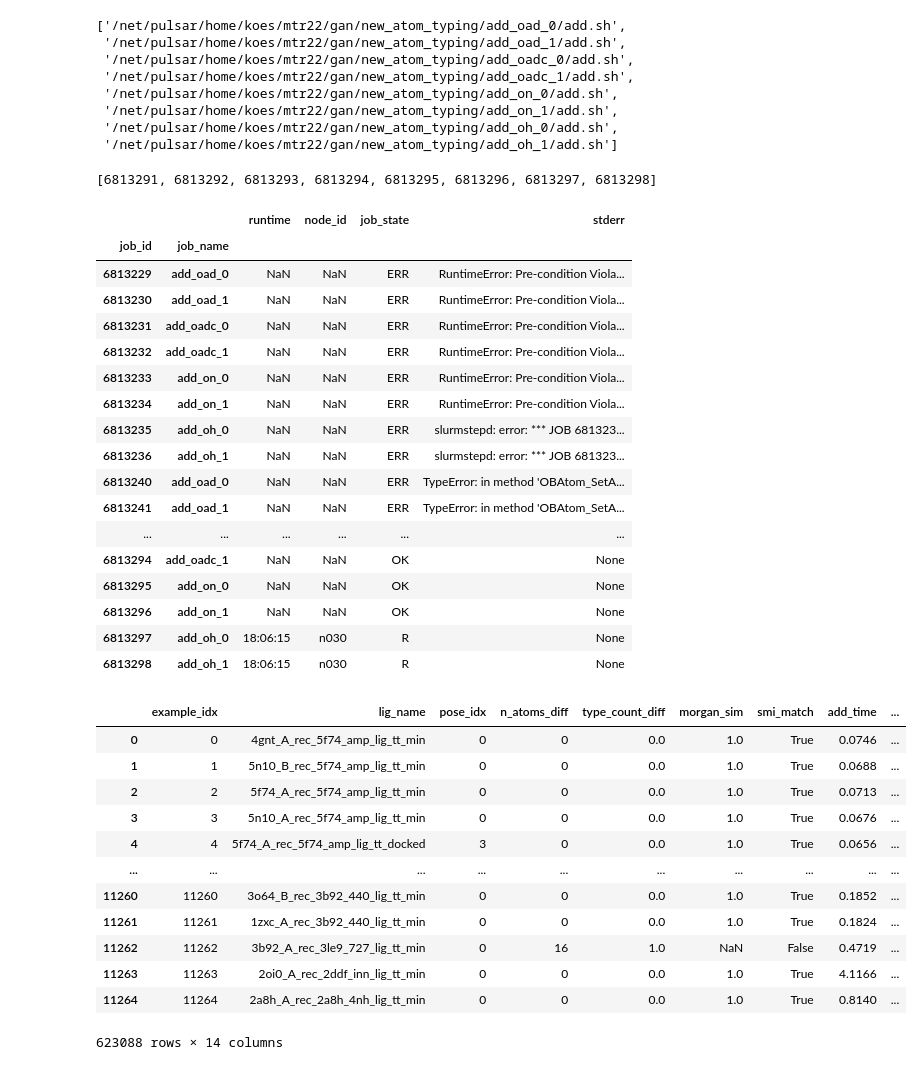
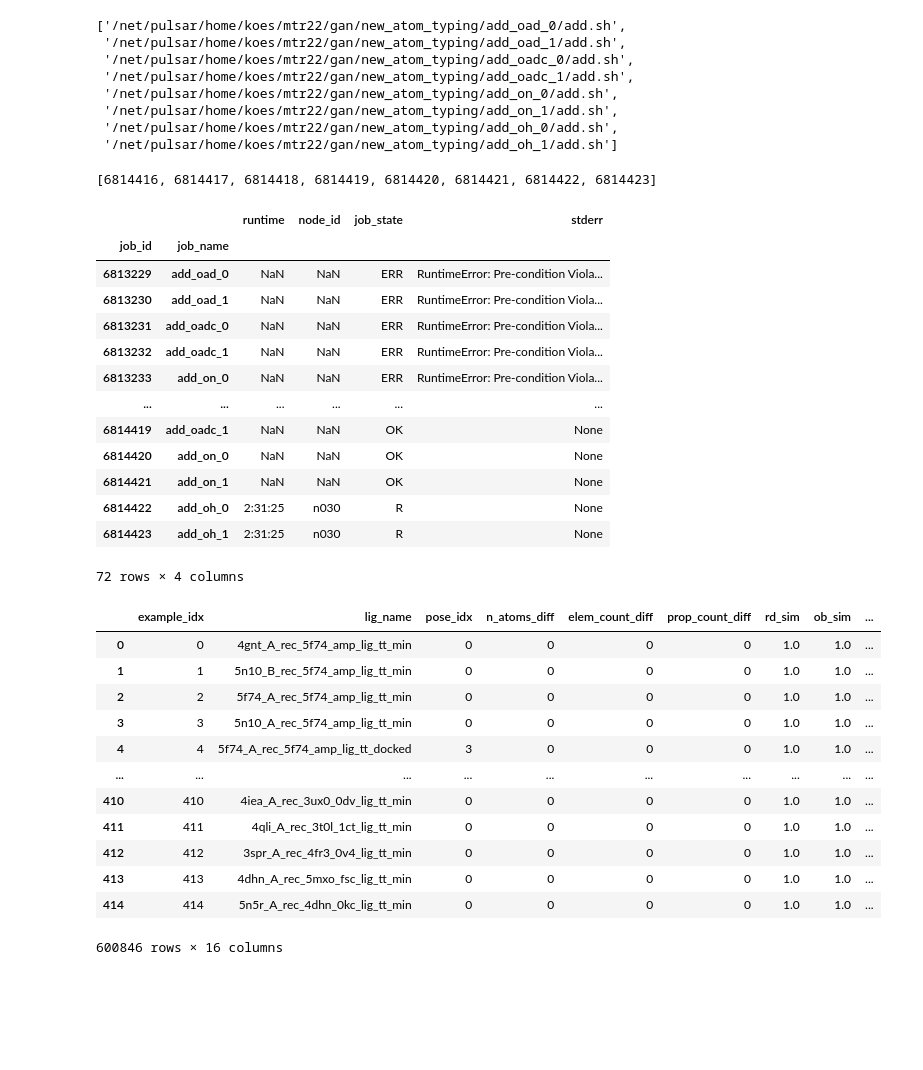
Before and after one commit to mattragoza/ipython-notebooks, a Jupyter notebook: new_atom_typing.ipynb, the cells around one changed output. Drawn from its saved outputs; the diff is of its cells as text; code cells hidden in the pictures; blank space fills up the shorter version.

```diff
--- a/new_atom_typing.ipynb
+++ b/new_atom_typing.ipynb
@@ -187,8 +187,8 @@ for atomic_num in sorted(rec_counts[funcs[0].__name__].keys()):
 sys.path.append('/net/pulsar/home/koes/mtr22')
 import param_search
 
-expt_dir = os.path.join(os.environ['LIGAN_ROOT'], 'new_atom_typing')
-os.chdir(expt_dir)
+add_expt_dir = os.path.join(os.environ['LIGAN_ROOT'], 'new_atom_typing')
+os.chdir(add_expt_dir)
 os.getcwd()
 # %% [output]
 '/net/pulsar/home/koes/mtr22/gan/new_atom_typing'
@@ -207,13 +207,13 @@ len(add_params)
 name_format = 'add_{typer_fns}_{use_ob_mol}'
 template_file = 'add.sh'
 
-job_files = param_search.setup(
-    expt_dir=expt_dir,
+add_job_files = param_search.setup(
+    expt_dir=add_expt_dir,
     name_format=name_format,
     template_file=template_file,
     param_space=add_params,
 )
-job_files
+add_job_files
 # %% [output]
 ['/net/pulsar/home/koes/mtr22/gan/new_atom_typing/add_oad_0/add.sh',
  '/net/pulsar/home/koes/mtr22/gan/new_atom_typing/add_oad_1/add.sh',
@@ -224,9 +224,9 @@ job_files
  '/net/pulsar/home/koes/mtr22/gan/new_atom_typing/add_oh_0/add.sh',
  '/net/pulsar/home/koes/mtr22/gan/new_atom_typing/add_oh_1/add.sh']
 # %%
-job_ids = param_search.submit(job_files)
+job_ids = param_search.submit(add_job_files)
 print(job_ids)
 # %% [output]
-[6813291, 6813292, 6813293, 6813294, 6813295, 6813296, 6813297, 6813298]
+[6814416, 6814417, 6814418, 6814419, 6814420, 6814421, 6814422, 6814423]
 # %%
 import pandas as pd
@@ -287,5 +292,5 @@ df['job_state'] = df.apply(find_job_state, axis=1)
 # %%
-df.set_index(['job_id', 'job_name'])[['runtime', 'node_id', 'job_state', 'stderr']]
+add_df.set_index(['job_id', 'job_name'])[['runtime', 'node_id', 'job_state', 'stderr']]
 # %% [output]
 |  |  | runtime | node_id | job_state | stderr |
 | job_id | job_name |  |  |  |  |
@@ -294,34 +299,30 @@ df.set_index(['job_id', 'job_name'])[['runtime', 'node_id', 'job_state', 'stderr
 | 6813231 | add_oadc_0 | NaN | NaN | ERR | RuntimeError: Pre-condition Viola... |
 | 6813232 | add_oadc_1 | NaN | NaN | ERR | RuntimeError: Pre-condition Viola... |
 | 6813233 | add_on_0 | NaN | NaN | ERR | RuntimeError: Pre-condition Viola... |
-| 6813234 | add_on_1 | NaN | NaN | ERR | RuntimeError: Pre-condition Viola... |
-| 6813235 | add_oh_0 | NaN | NaN | ERR | slurmstepd: error: *** JOB 681323... |
-| 6813236 | add_oh_1 | NaN | NaN | ERR | slurmstepd: error: *** JOB 681323... |
-| 6813240 | add_oad_0 | NaN | NaN | ERR | TypeError: in method 'OBAtom_SetA... |
-| 6813241 | add_oad_1 | NaN | NaN | ERR | TypeError: in method 'OBAtom_SetA... |
 | ... | ... | ... | ... | ... | ... |
-| 6813294 | add_oadc_1 | NaN | NaN | OK | None |
-| 6813295 | add_on_0 | NaN | NaN | OK | None |
-| 6813296 | add_on_1 | NaN | NaN | OK | None |
-| 6813297 | add_oh_0 | 18:06:15 | n030 | R | None |
-| 6813298 | add_oh_1 | 18:06:15 | n030 | R | None |
+| 6814419 | add_oadc_1 | NaN | NaN | OK | None |
+| 6814420 | add_on_0 | NaN | NaN | OK | None |
+| 6814421 | add_on_1 | NaN | NaN | OK | None |
+| 6814422 | add_oh_0 | 2:31:25 | n030 | R | None |
+| 6814423 | add_oh_1 | 2:31:25 | n030 | R | None |
+72 rows × 4 columns
 # %%
-metrics = param_search.metrics(job_files, metric_pat='(.*)metrics')
-metrics
+add_metrics = param_search.metrics(add_job_files, metric_pat='(.*)metrics')
+add_metrics
 # %% [output]
-|  | example_idx | lig_name | pose_idx | n_atoms_diff | type_count_diff | morgan_sim | smi_match | add_time | ... |
-| 0 | 0 | 4gnt_A_rec_5f74_amp_lig_tt_min | 0 | 0 | 0.0 | 1.0 | True | 0.0746 | ... |
-| 1 | 1 | 5n10_B_rec_5f74_amp_lig_tt_min | 0 | 0 | 0.0 | 1.0 | True | 0.0688 | ... |
-| 2 | 2 | 5f74_A_rec_5f74_amp_lig_tt_min | 0 | 0 | 0.0 | 1.0 | True | 0.0713 | ... |
-| 3 | 3 | 5n10_A_rec_5f74_amp_lig_tt_min | 0 | 0 | 0.0 | 1.0 | True | 0.0676 | ... |
-| 4 | 4 | 5f74_A_rec_5f74_amp_lig_tt_docked | 3 | 0 | 0.0 | 1.0 | True | 0.0656 | ... |
+|  | example_idx | lig_name | pose_idx | n_atoms_diff | elem_count_diff | prop_count_diff | rd_sim | ob_sim | ... |
+| 0 | 0 | 4gnt_A_rec_5f74_amp_lig_tt_min | 0 | 0 | 0 | 0 | 1.0 | 1.0 | ... |
+| 1 | 1 | 5n10_B_rec_5f74_amp_lig_tt_min | 0 | 0 | 0 | 0 | 1.0 | 1.0 | ... |
+| 2 | 2 | 5f74_A_rec_5f74_amp_lig_tt_min | 0 | 0 | 0 | 0 | 1.0 | 1.0 | ... |
+| 3 | 3 | 5n10_A_rec_5f74_amp_lig_tt_min | 0 | 0 | 0 | 0 | 1.0 | 1.0 | ... |
+| 4 | 4 | 5f74_A_rec_5f74_amp_lig_tt_docked | 3 | 0 | 0 | 0 | 1.0 | 1.0 | ... |
 | ... | ... | ... | ... | ... | ... | ... | ... | ... | ... |
-| 11260 | 11260 | 3o64_B_rec_3b92_440_lig_tt_min | 0 | 0 | 0.0 | 1.0 | True | 0.1852 | ... |
-| 11261 | 11261 | 1zxc_A_rec_3b92_440_lig_tt_min | 0 | 0 | 0.0 | 1.0 | True | 0.1824 | ... |
-| 11262 | 11262 | 3b92_A_rec_3le9_727_lig_tt_min | 0 | 16 | 1.0 | NaN | False | 0.4719 | ... |
-| 11263 | 11263 | 2oi0_A_rec_2ddf_inn_lig_tt_min | 0 | 0 | 0.0 | 1.0 | True | 4.1166 | ... |
-| 11264 | 11264 | 2a8h_A_rec_2a8h_4nh_lig_tt_min | 0 | 0 | 0.0 | 1.0 | True | 0.8140 | ... |
+| 410 | 410 | 4iea_A_rec_3ux0_0dv_lig_tt_min | 0 | 0 | 0 | 0 | 1.0 | 1.0 | ... |
+| 411 | 411 | 4qli_A_rec_3t0l_1ct_lig_tt_min | 0 | 0 | 0 | 0 | 1.0 | 1.0 | ... |
+| 412 | 412 | 3spr_A_rec_4fr3_0v4_lig_tt_min | 0 | 0 | 0 | 0 | 1.0 | 1.0 | ... |
+| 413 | 413 | 4dhn_A_rec_5mxo_fsc_lig_tt_min | 0 | 0 | 0 | 0 | 1.0 | 1.0 | ... |
+| 414 | 414 | 5n5r_A_rec_4dhn_0kc_lig_tt_min | 0 | 0 | 0 | 0 | 1.0 | 1.0 | ... |
-623088 rows × 14 columns
+600846 rows × 16 columns
 # %%
 import matplotlib.pyplot as plt
 import seaborn as sns
```
Also changed, not shown: parts of 8 cells of this notebook.
